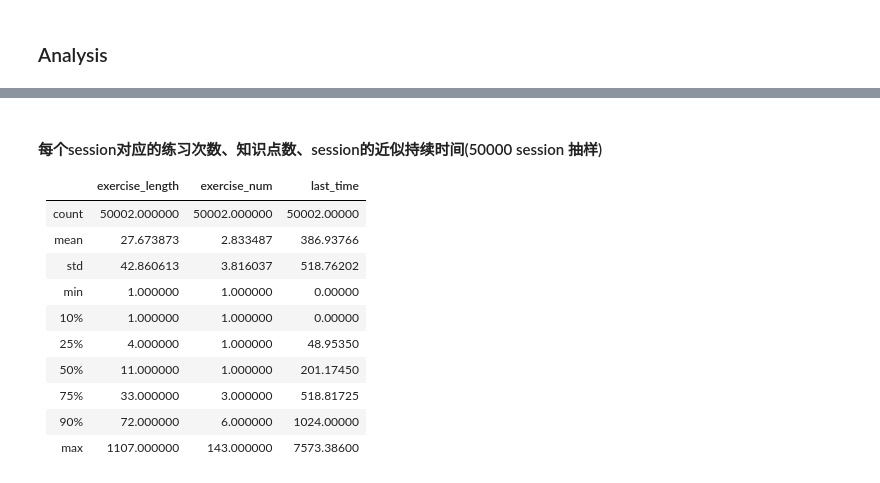
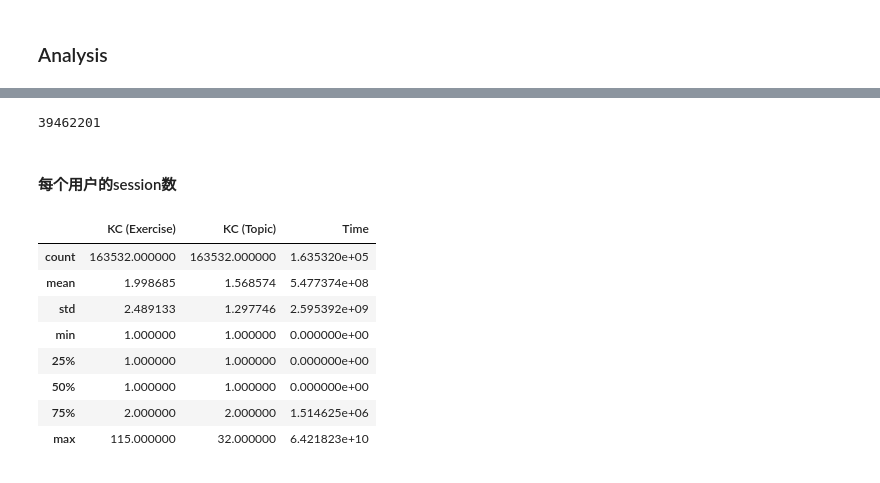
Before and after one commit to ViviHong200709/EduData, a Jupyter notebook: docs/junyi/junyi.ipynb, the cells around one changed output, grey strips where cells are left out. Drawn from its saved outputs; the diff is of its cells as text; code cells hidden in the pictures.

```diff
--- a/docs/junyi/junyi.ipynb
+++ b/docs/junyi/junyi.ipynb
@@ -110,7 +261,7 @@ The size of the text file is too large (9.1 GB) to analyze using tools of websit
 # %%
 path = "../../data/junyi/junyi_ProblemLog_for_PSLC.txt"
 data = dd.read_csv(path, sep='\t',encoding = "utf-8")
-pd.set_option('display.max_columns', 500)
+pd.set_option('display.max_columns', 2000)
 data.head()
 # %% [output]
 |  | Anon Student Id | Session Id | Time | Student Response Type | Tutor Response Type | Level (Unit) | ... |
@@ -165,14 +286,6 @@ session
-# %% [markdown]
-#### 每个session对应的练习次数、知识点数、session的近似持续时间(50000 session 抽样)
-||exercise_length|exercise_num|last_time
-|---|---|---|---
-|count|50002.000000|50002.000000|50002.00000
-|mean|27.673873|2.833487|386.93766
-|std|42.860613|3.816037|518.76202
-|min|1.000000|1.000000|0.00000
-|10%|1.000000|1.000000|0.00000
-|25%|4.000000|1.000000|48.95350
-|50%|11.000000|1.000000|201.17450
-|75%|33.000000|3.000000|518.81725
-|90%|72.000000|6.000000|1024.00000
-|max|1107.000000|143.000000|7573.38600
+# %%
+len(data)
+# %% [output]
+39462201
+# %% [markdown]
+#### 每个用户的session数
@@ -178,0 +294,22 @@ session
+# %%
+data1=data.sample(frac=0.01).compute()
+# %%
+# 每个session对应的练习次数、知识点数(1%抽样)
+nunique = dd.Aggregation(
+    name="nunique",
+    chunk=lambda s: s.apply(lambda x: list(set(x))),
+    agg=lambda s0: s0.obj.groupby(level=list(range(s0.obj.index.nlevels))).sum(),
+    finalize=lambda s1: s1.apply(lambda final: len(set(final))),
+)
+ds = data1.groupby('Session Id').agg({'KC (Exercise)':'nunique', 'KC (Topic)':'nunique','Time':lambda x: x.max()-x.min()})
+ds.describe()
+# %% [output]
+|  | KC (Exercise) | KC (Topic) | Time |
+| count | 163532.000000 | 163532.000000 | 1.635320e+05 |
+| mean | 1.998685 | 1.568574 | 5.477374e+08 |
+| std | 2.489133 | 1.297746 | 2.595392e+09 |
+| min | 1.000000 | 1.000000 | 0.000000e+00 |
+| 25% | 1.000000 | 1.000000 | 0.000000e+00 |
+| 50% | 1.000000 | 1.000000 | 0.000000e+00 |
+| 75% | 2.000000 | 2.000000 | 1.514625e+06 |
+| max | 115.000000 | 32.000000 | 6.421823e+10 |
```
Also changed, not shown: parts of 18 cells of this notebook.
